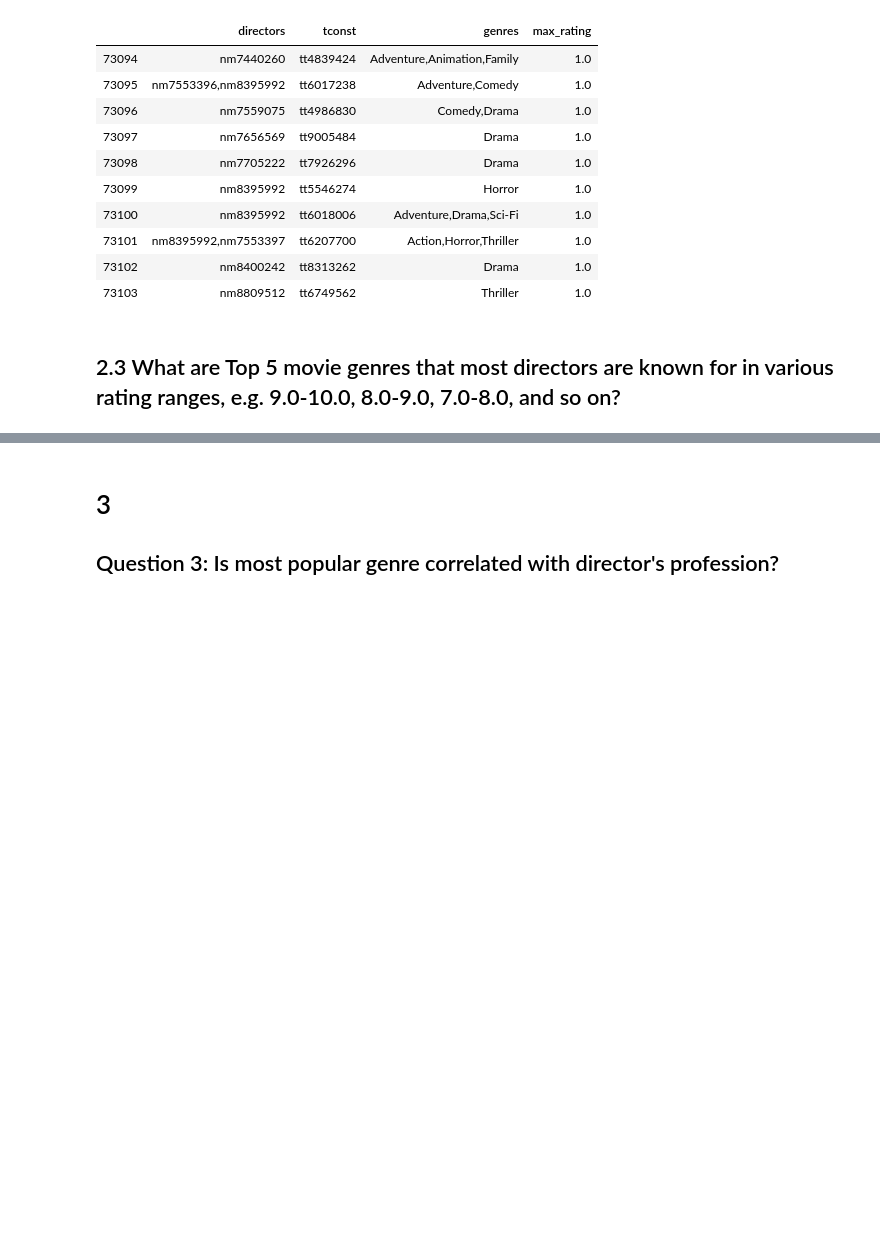
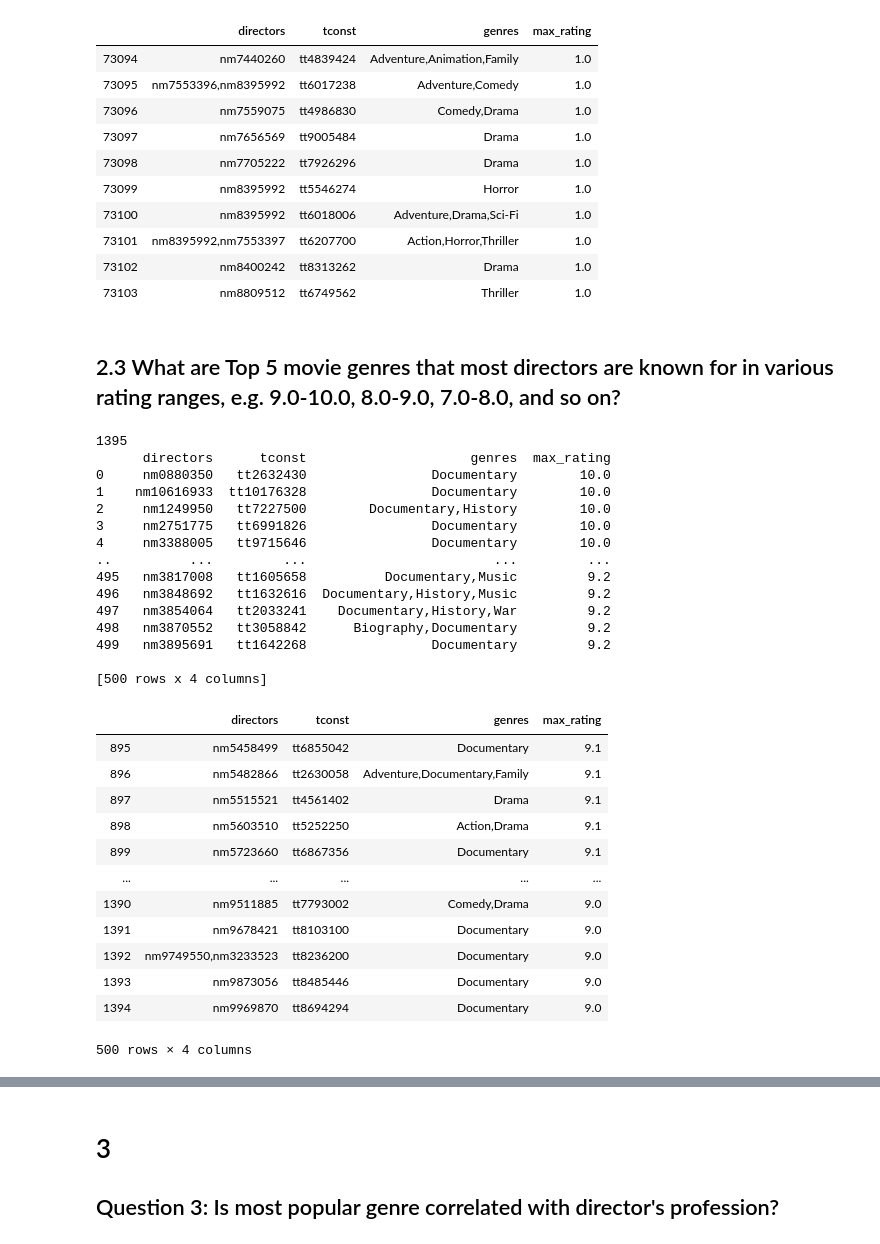
Before and after one commit to renjmindy/dsc-mod-1-project-v2-1-onl01-dtsc-ft-052620, a Jupyter notebook: student_v3.ipynb, the cells around one changed output, grey strips where cells are left out. Cells and saved outputs as stored; diff of their text form; code cells hidden in the pictures; blank space fills up the shorter version.

```diff
--- a/student_v3.ipynb
+++ b/student_v3.ipynb
@@ -315,3 +315,49 @@ directors_df.tail(10)
 | 73103 | nm8809512 | tt6749562 | Thriller | 1.0 |
 # %% [markdown]
 ## 2.3 What are Top 5 movie genres that most directors are known for in various rating ranges, e.g. 9.0-10.0, 8.0-9.0, 7.0-8.0, and so on?
+# %%
+cur.execute(""" SELECT directors, tconst, genres,
+                MAX(averagerating) AS max_rating
+                FROM imdb_title_crew_gz
+                JOIN imdb_title_ratings_gz
+                USING(tconst)
+                JOIN imdb_title_basics_gz
+                USING (tconst)
+                WHERE directors IS NOT NULL
+                GROUP BY directors, tconst
+                HAVING max_rating BETWEEN 9 AND 10
+                ORDER BY max_rating DESC;""")
+directors_df = pd.DataFrame(cur.fetchall())
+directors_df.columns = [x[0] for x in cur.description]
+print(len(directors_df))
+print(directors_df.head(500))
+directors_df.tail(500)
+# %% [output]
+1395
+      directors      tconst                     genres  max_rating
+0     nm0880350   tt2632430                Documentary        10.0
+1    nm10616933  tt10176328                Documentary        10.0
+2     nm1249950   tt7227500        Documentary,History        10.0
+3     nm2751775   tt6991826                Documentary        10.0
+4     nm3388005   tt9715646                Documentary        10.0
+..          ...         ...                        ...         ...
+495   nm3817008   tt1605658          Documentary,Music         9.2
+496   nm3848692   tt1632616  Documentary,History,Music         9.2
+497   nm3854064   tt2033241    Documentary,History,War         9.2
+498   nm3870552   tt3058842      Biography,Documentary         9.2
+499   nm3895691   tt1642268                Documentary         9.2
+
+[500 rows x 4 columns]
+|  | directors | tconst | genres | max_rating |
+| 895 | nm5458499 | tt6855042 | Documentary | 9.1 |
+| 896 | nm5482866 | tt2630058 | Adventure,Documentary,Family | 9.1 |
+| 897 | nm5515521 | tt4561402 | Drama | 9.1 |
+| 898 | nm5603510 | tt5252250 | Action,Drama | 9.1 |
+| 899 | nm5723660 | tt6867356 | Documentary | 9.1 |
+| ... | ... | ... | ... | ... |
+| 1390 | nm9511885 | tt7793002 | Comedy,Drama | 9.0 |
+| 1391 | nm9678421 | tt8103100 | Documentary | 9.0 |
+| 1392 | nm9749550,nm3233523 | tt8236200 | Documentary | 9.0 |
+| 1393 | nm9873056 | tt8485446 | Documentary | 9.0 |
+| 1394 | nm9969870 | tt8694294 | Documentary | 9.0 |
+500 rows × 4 columns
```
Also changed, not shown: parts of 3 cells of this notebook, 2 other files.
